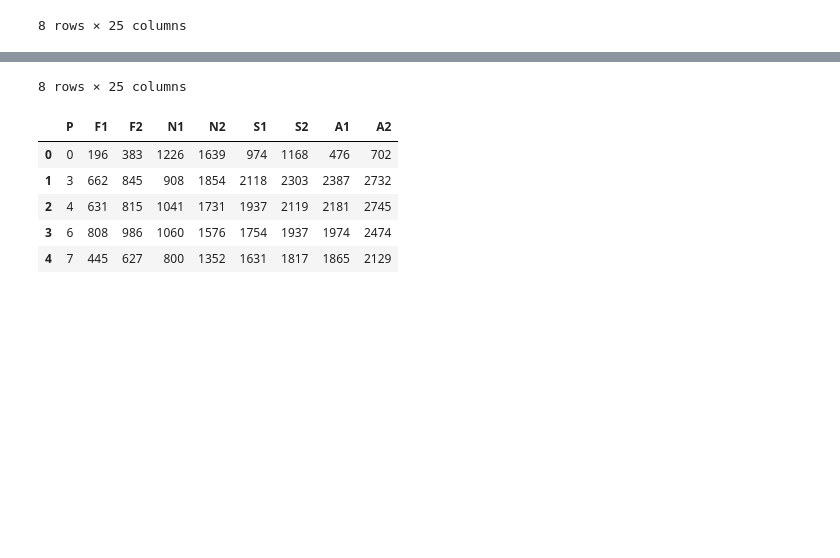
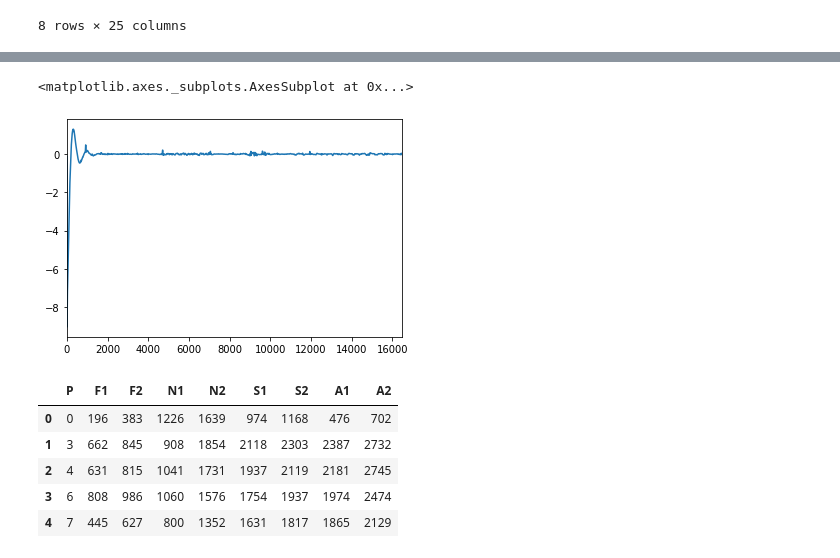
Before and after one commit to siqiyaoyao/fnirsAnalysis_Valve, a Jupyter notebook: blockAnalysis.ipynb, the cells around one changed output, grey strips where cells are left out. Drawn from its saved outputs; the diff is of its cells as text; code cells hidden in the pictures; blank space fills up the shorter version.

```diff
--- a/blockAnalysis.ipynb
+++ b/blockAnalysis.ipynb
@@ -30,4 +30,5 @@ for t in titles:
     # print(tempTile)
     rawdata.rename(columns={t:tempTile},inplace=True)
 rawdata.describe()
+rawdata['S1_D2_'].plot()
 # %% [output]
@@ -43,4 +35,5 @@ rawdata.describe()
-8 rows × 25 columns
+<matplotlib.axes._subplots.AxesSubplot at 0x...>
+[figure, added]
 # %%
 ### read labels
 labels = []
```
Also changed, not shown: parts of 5 cells of this notebook, 17 other files.
